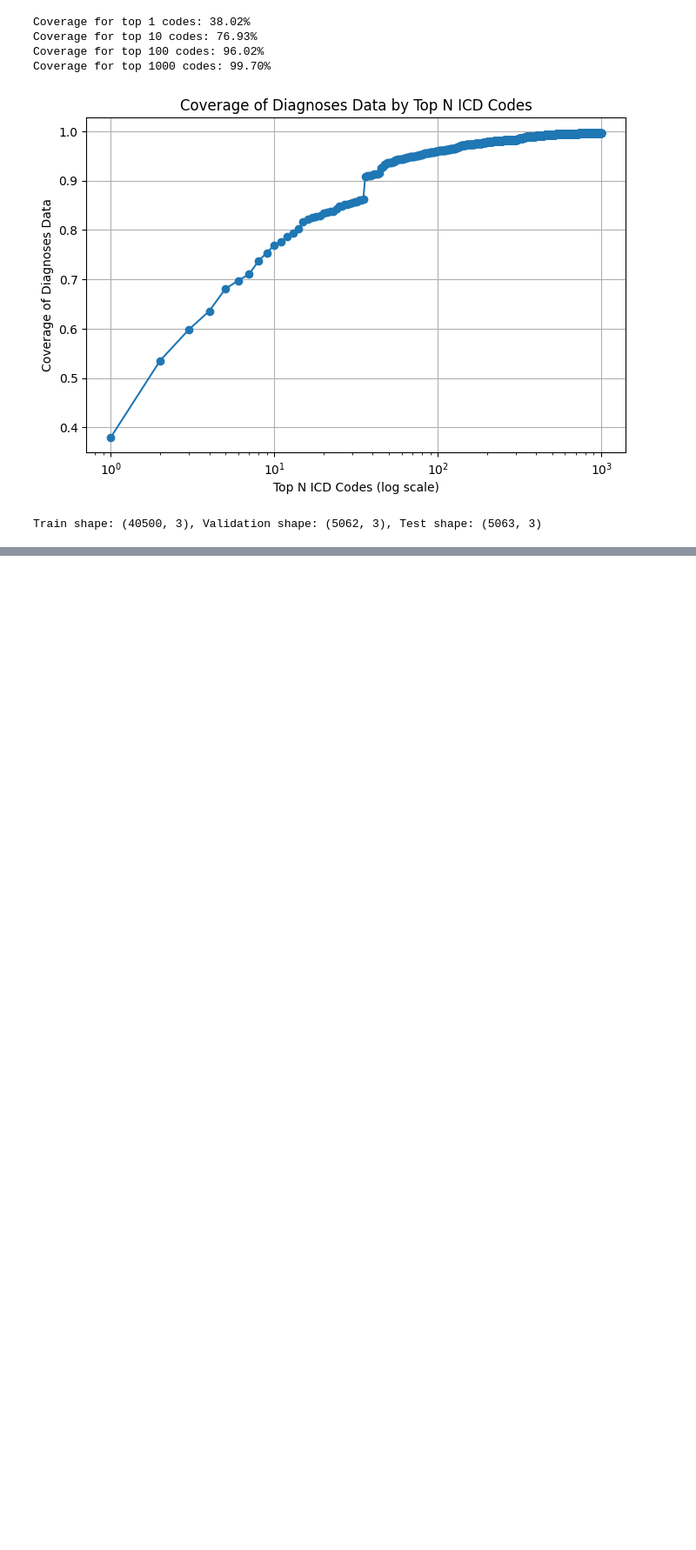
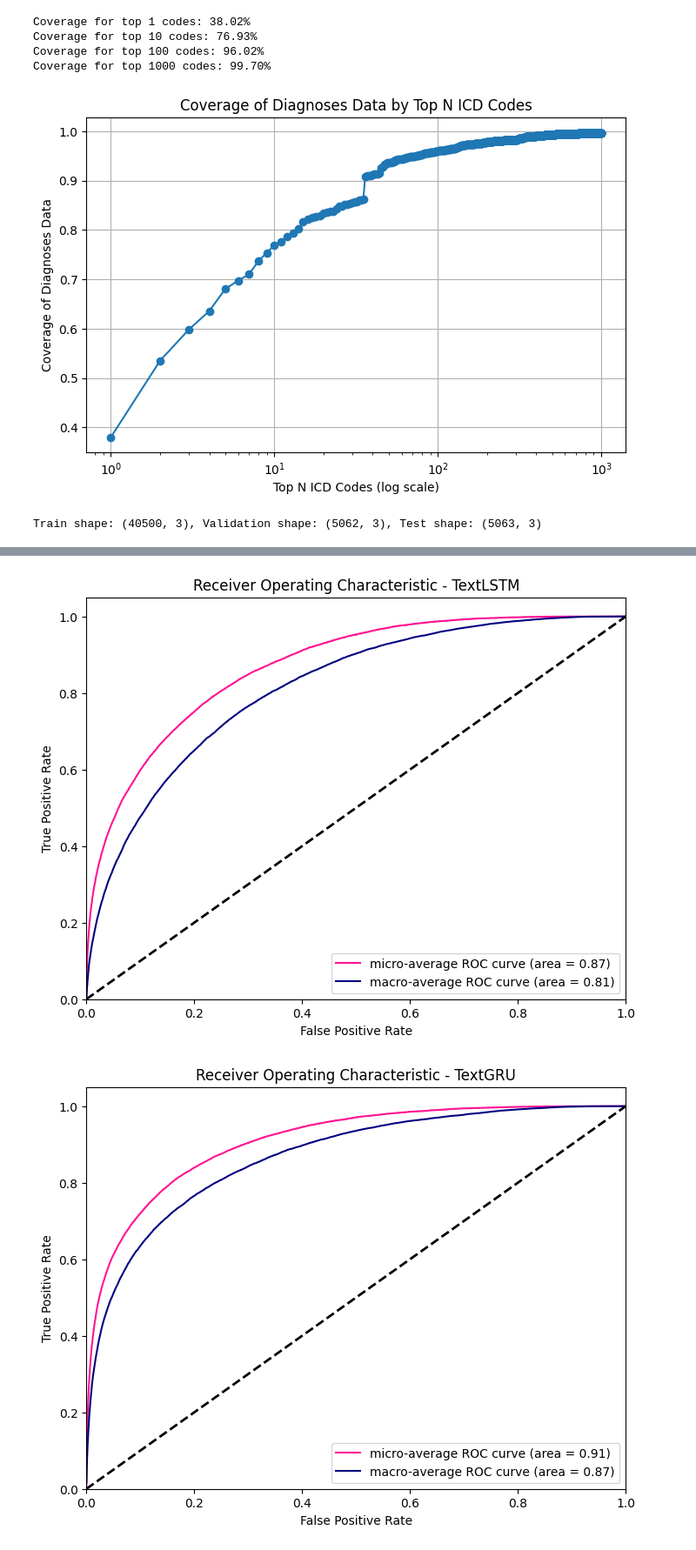
Before and after one commit to plumpgoos/highriskproject, a Jupyter notebook: nn_notebook.ipynb, the cells around one changed output, grey strips where cells are left out. Shown at 87% size. Cells and saved outputs as stored; diff of their text form; code cells hidden in the pictures; blank space fills up the shorter version.

```diff
--- a/nn_notebook.ipynb
+++ b/nn_notebook.ipynb
@@ -350,7 +314,7 @@ class MultiScaleTextCNN(nn.Module):
         out = torch.sigmoid(out)
         return out
 # %%
-cnn_model2 = MultiScaleTextCNN(vocab_size, embed_dim, embeddings, num_classes)
+cnn_model2 = MultiScaleTextCNN(vocab_size, embed_dim, num_classes)
 cnn_model2 = cnn_model2.to(device)
 train_model(cnn_model2, train_loader, val_loader)
 evaluate(cnn_model2, val_loader, test_loader)
@@ -504,0 +446,5 @@ rnn_evaluate(gru_model, val_loader, test_loader)
+# %%
+lstm_model = TextLSTM(vocab_size, embed_dim, num_classes)
+lstm_model = lstm_model.to(device)
+rnn_train(lstm_model, train_loader, val_loader)
+rnn_evaluate(lstm_model, val_loader, test_loader)
@@ -505,26 +465,25 @@ rnn_evaluate(gru_model, val_loader, test_loader)
 # %%
-class TextLSTM(nn.Module):
-    def __init__(self, vocab_size, embed_dim, embeddings, num_classes, hidden_dim=128, num_layers=1):
-        super(TextLSTM, self).__init__()
+class TextGRU(nn.Module):
+    def __init__(self, vocab_size, embed_dim, num_classes, hidden_dim=128, num_layers=1, dropout_rate=0.6):
+        super(TextGRU, self).__init__()
         self.embedding = nn.Embedding(vocab_size, embed_dim)
-        self.embedding.weight.data.copy_(torch.from_numpy(embeddings))
-        self.embedding.weight.requires_grad = False
-        self.lstm = nn.LSTM(embed_dim, hidden_dim, num_layers, batch_first=True, bidirectional=True)
+        self.gru = nn.GRU(embed_dim, hidden_dim, num_layers, batch_first=True, bidirectional=True)
+        self.dropout = nn.Dropout(dropout_rate)
         self.fc = nn.Linear(hidden_dim * 2, num_classes)
     def forward(self, x, lengths):
         x = self.embedding(x)
         packed = rnn_utils.pack_padded_sequence(x, lengths, batch_first=True, enforce_sorted=False)
-        out_packed, (h_n, c_n) = self.lstm(packed)
+        out_packed, _ = self.gru(packed)
         out, _ = rnn_utils.pad_packed_sequence(out_packed, batch_first=True)
-        out_forward = out[range(len(out)), lengths-1, :self.lstm.hidden_size]
-        out_backward = out[:, 0, self.lstm.hidden_size:]
-        out_cat = torch.cat([out_forward, out_backward], dim=1)
+        out_forward = out[range(len(out)), lengths-1, :self.gru.hidden_size]
+        out_backward = out[:, 0, self.gru.hidden_size:]
+        out_cat = torch.cat([self.dropout(out_forward), self.dropout(out_backward)], dim=1)
         out = self.fc(out_cat)
         out = torch.sigmoid(out)
         return out
 # %%
-lstm_model = TextLSTM(vocab_size, embed_dim, embeddings, num_classes)
-lstm_model = lstm_model.to(device)
-rnn_train(lstm_model, train_loader, val_loader)
-rnn_evaluate(lstm_model, val_loader, test_loader)
+gru_model = TextGRU(vocab_size, embed_dim, num_classes)
+gru_model = gru_model.to(device)
+rnn_train(gru_model, train_loader, val_loader)
+rnn_evaluate(gru_model, val_loader, test_loader)
 # %% [output]
@@ -549,0 +573,12 @@ torch.save(lstm_model.state_dict(), 'TextLSTM.pt')
+# %%
+train_ds = NotesDatasetRNN(train, vectorizer)
+val_ds = NotesDatasetRNN(val, vectorizer)
+test_ds = NotesDatasetRNN(test, vectorizer)
+train_loader = DataLoader(train_ds, batch_size=32, shuffle=True, collate_fn=collate_fn_gru)
+val_loader = DataLoader(val_ds, batch_size=32, collate_fn=collate_fn_gru)
+test_loader = DataLoader(test_ds, batch_size=32, collate_fn=collate_fn_gru)
+plot_roc_curves(lstm_model, test_loader, model_name="TextLSTM")
+plot_roc_curves(gru_model, test_loader, model_name="TextGRU")
+# %% [output]
+[figure, added]
+[figure, added]
```
Also changed, not shown: parts of 26 cells of this notebook.
